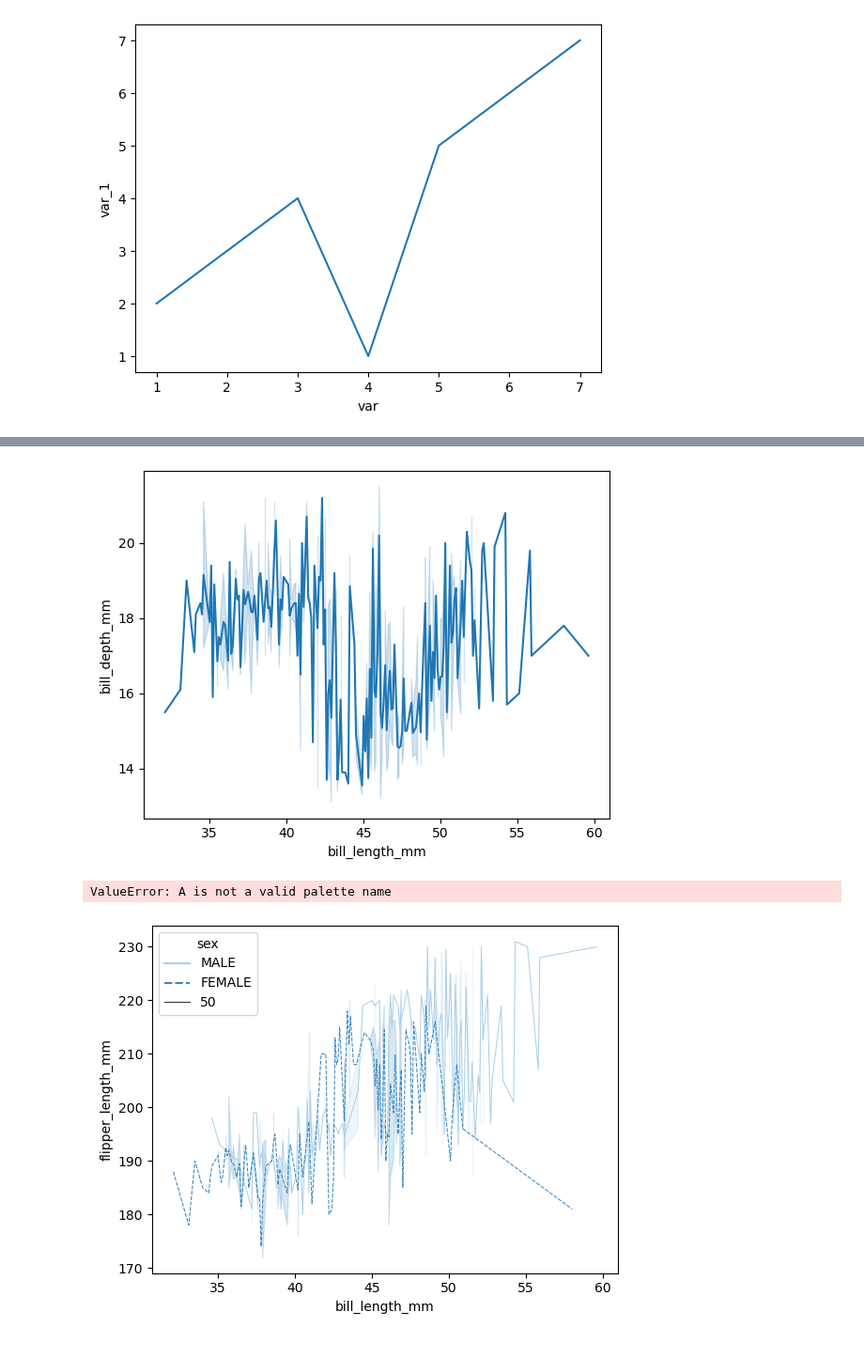
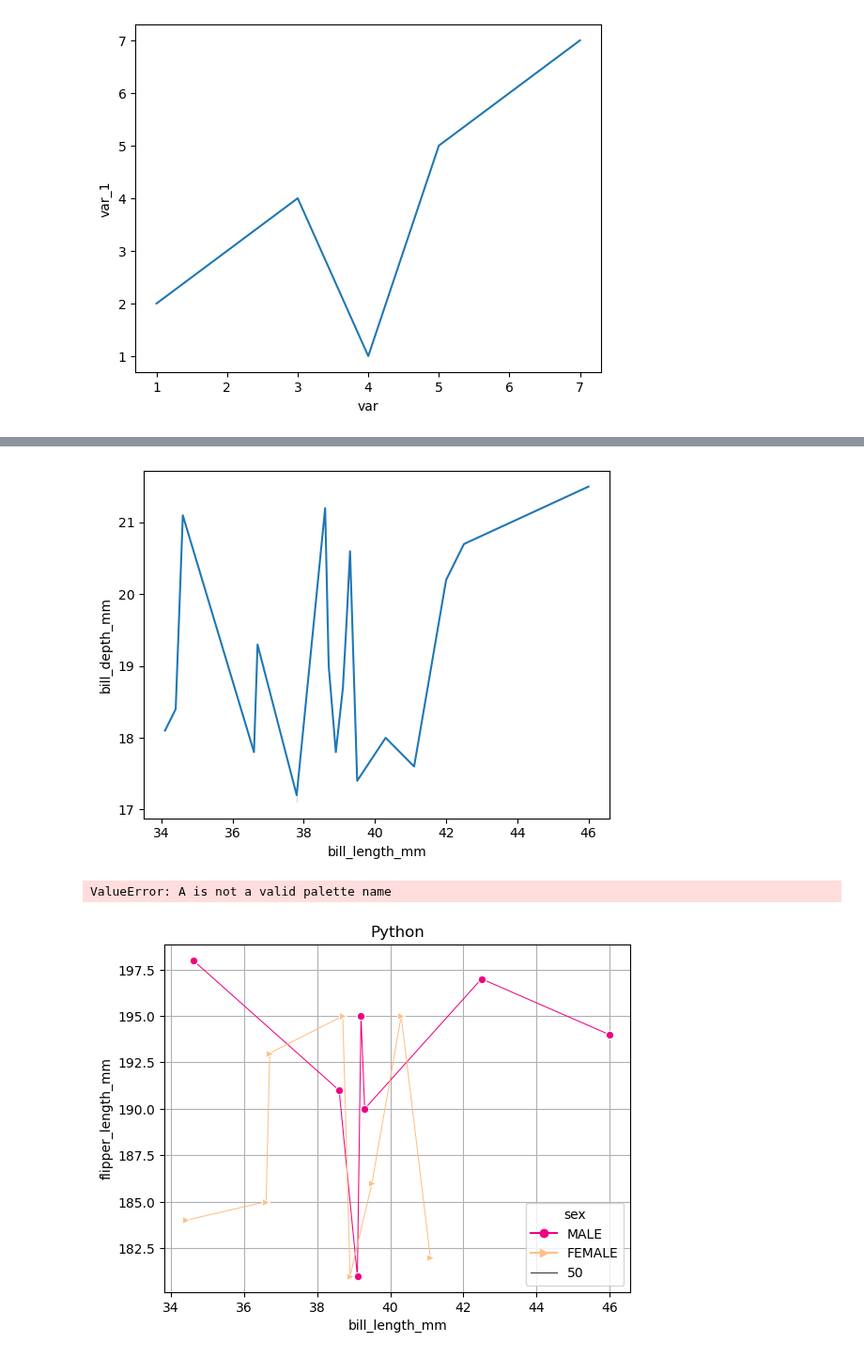
Before and after one commit to rohitcodism/ML-DS, a Jupyter notebook: practices/Seaborn/linePlot.ipynb, the cells around one changed output, grey strips where cells are left out. Shown at 94% size. Cells and saved outputs as stored; diff of their text form; code cells hidden in the pictures.

```diff
--- a/practices/Seaborn/linePlot.ipynb
+++ b/practices/Seaborn/linePlot.ipynb
@@ -59,6 +59,8 @@ plt.show()
 [figure]
 # %%
 df = pd.read_csv('./Data-Sheet/penguins.csv')
+# %%
+df = df.head(20)
 # %%
 df
 # %% [output]
@@ -79,14 +85,16 @@ df
 sns.lineplot(x="bill_length_mm", y="bill_depth_mm", data=df)
 plt.show()
 # %% [output]
-[figure, old version]
+[figure, new version]
 # %%
 sns.lineplot(x="bill_length_mm", y="flipper_length_mm", hue="sex",data=df, size=50, style="sex", palette="A")
 plt.show()
 # %% [output]
 ValueError: A is not a valid palette name
 # %%
-sns.lineplot(x="bill_length_mm", y="flipper_length_mm", hue="sex",data=df, size=50, style="sex", palette="Blues")
+sns.lineplot(x="bill_length_mm", y="flipper_length_mm", hue="sex",data=df, size=50, style="sex", palette="Accent_r", markers=["o", ">"], dashes=False, legend="brief")
+plt.grid()
+plt.title("Python")
 plt.show()
 # %% [output]
-[figure, old version]
+[figure, new version]
```
Also changed, not shown: parts of 1 cell of this notebook.
